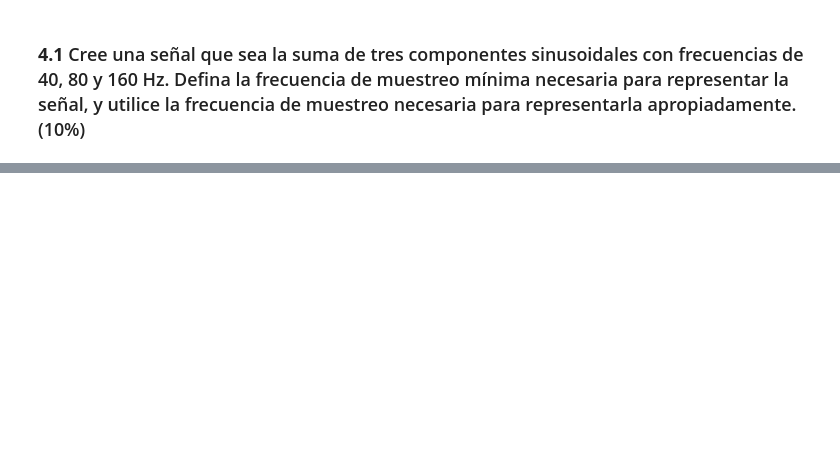
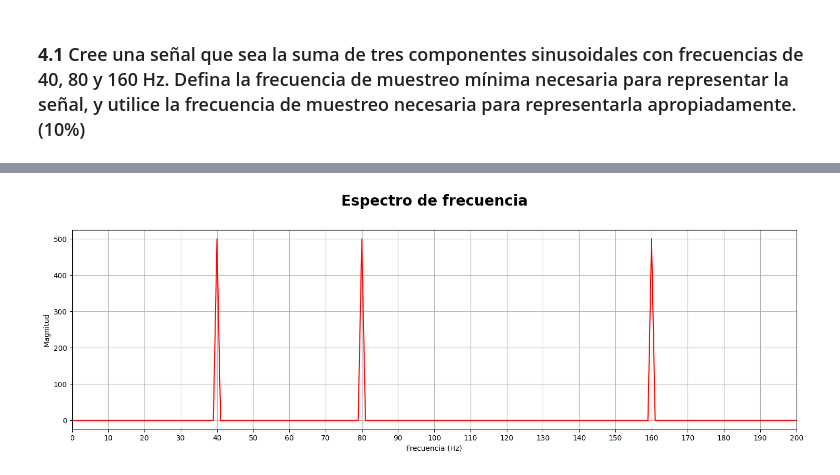
Before and after one commit to julian-rosero/biosenales, a Jupyter notebook: Practica_5/Practica_5.ipynb, the cells around one changed output, grey strips where cells are left out. Cells and saved outputs as stored; diff of their text form; code cells hidden in the pictures; blank space fills up the shorter version.

```diff
--- a/Practica_5/Practica_5.ipynb
+++ b/Practica_5/Practica_5.ipynb
@@ -31,0 +66,19 @@ plt.show()
+# %%
+Sumatoria = graficas[3]
+FFT_S = np.fft.fft(Sumatoria)
+# Cálculo del espectro de frecuencia
+N = len(FFT_S)
+frequencies = np.fft.fftfreq(N,1/1000)[:N//2]
+magnitude = np.abs(FFT_S)[:N//2]
+# Graficación del espectro de frecuencia
+plt.figure(figsize=(18,5))
+plt.plot(frequencies,magnitude,color='r')
+plt.xlabel('Frecuencia (Hz)')
+plt.ylabel('Magnitud')
+plt.title('Espectro de frecuencia',weight='bold',y=1.1,fontsize='20')
+plt.xlim([0,200])
+plt.xticks(np.arange(0,201,10))
+plt.grid(True)
+plt.show()
+# %% [output]
+[figure, added]
```
Also changed, not shown: parts of 9 cells of this notebook.
